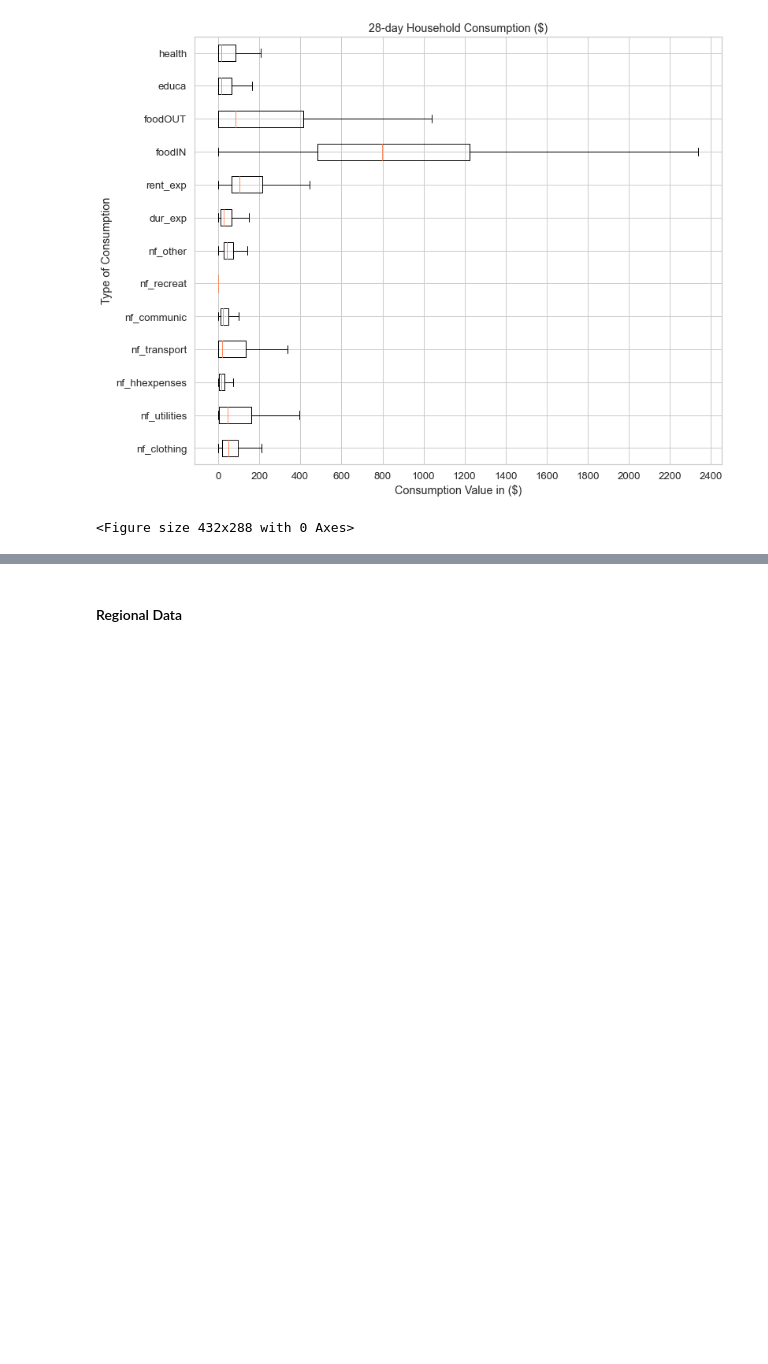
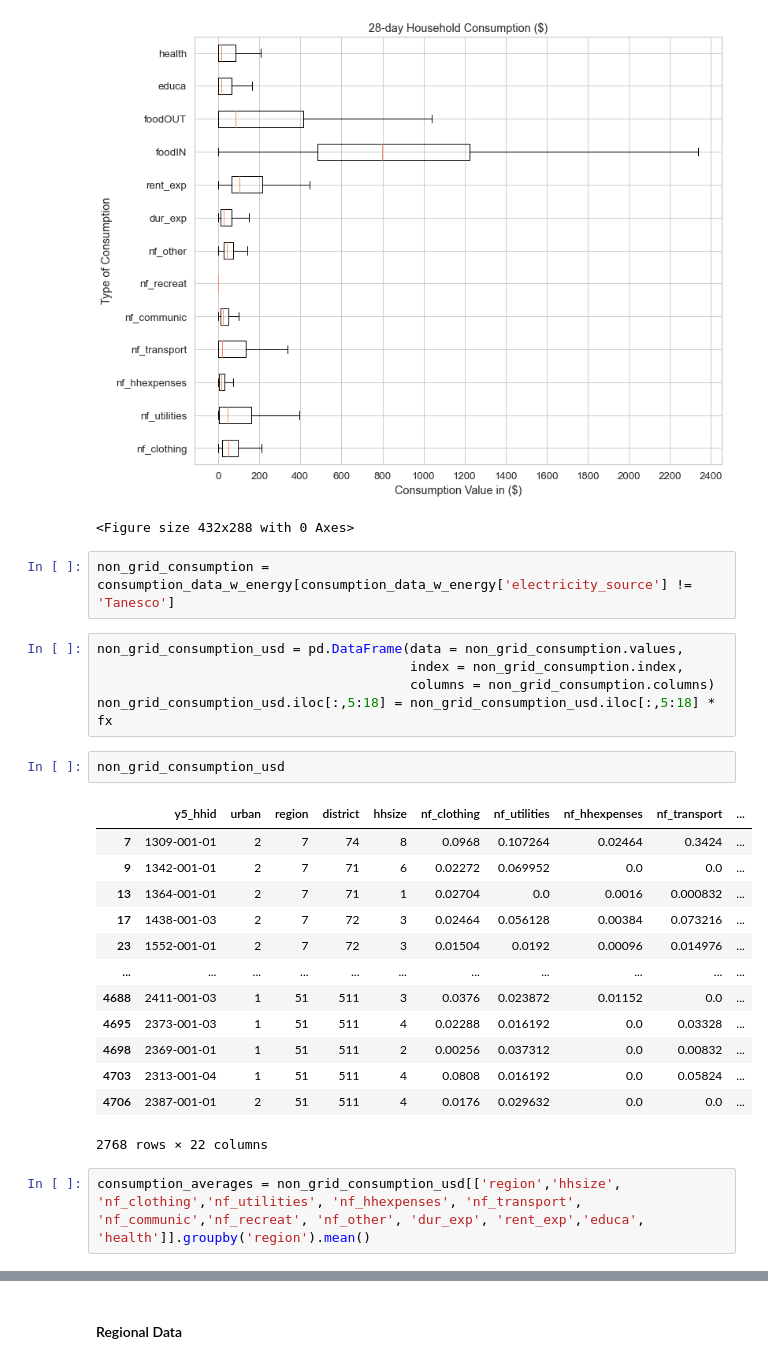
Before and after one commit to whitehackr/solar_tz, a Jupyter notebook: data_and_analysis/survey_review_.ipynb, the cells around one changed output, grey strips where cells are left out. Drawn from its saved outputs; the diff is of its cells as text; blank space fills up the shorter version.

```diff
--- a/data_and_analysis/survey_review_.ipynb
+++ b/data_and_analysis/survey_review_.ipynb
@@ -463,3 +463,28 @@ plt.savefig('hh_consumption.png', dpi = 300, format = 'png')
 # %% [output]
 [figure]
 <Figure size 432x288 with 0 Axes>
+# %%
+non_grid_consumption = consumption_data_w_energy[consumption_data_w_energy['electricity_source'] != 'Tanesco']
+# %%
+non_grid_consumption_usd = pd.DataFrame(data = non_grid_consumption.values,
+                                        index = non_grid_consumption.index,
+                                        columns = non_grid_consumption.columns)
+non_grid_consumption_usd.iloc[:,5:18] = non_grid_consumption_usd.iloc[:,5:18] * fx
+# %%
+non_grid_consumption_usd
+# %% [output]
+|  | y5_hhid | urban | region | district | hhsize | nf_clothing | nf_utilities | nf_hhexpenses | nf_transport | ... |
+| 7 | 1309-001-01 | 2 | 7 | 74 | 8 | 0.0968 | 0.107264 | 0.02464 | 0.3424 | ... |
+| 9 | 1342-001-01 | 2 | 7 | 71 | 6 | 0.02272 | 0.069952 | 0.0 | 0.0 | ... |
+| 13 | 1364-001-01 | 2 | 7 | 71 | 1 | 0.02704 | 0.0 | 0.0016 | 0.000832 | ... |
+| 17 | 1438-001-03 | 2 | 7 | 72 | 3 | 0.02464 | 0.056128 | 0.00384 | 0.073216 | ... |
+| 23 | 1552-001-01 | 2 | 7 | 72 | 3 | 0.01504 | 0.0192 | 0.00096 | 0.014976 | ... |
+| ... | ... | ... | ... | ... | ... | ... | ... | ... | ... | ... |
+| 4688 | 2411-001-03 | 1 | 51 | 511 | 3 | 0.0376 | 0.023872 | 0.01152 | 0.0 | ... |
+| 4695 | 2373-001-03 | 1 | 51 | 511 | 4 | 0.02288 | 0.016192 | 0.0 | 0.03328 | ... |
+| 4698 | 2369-001-01 | 1 | 51 | 511 | 2 | 0.00256 | 0.037312 | 0.0 | 0.00832 | ... |
+| 4703 | 2313-001-04 | 1 | 51 | 511 | 4 | 0.0808 | 0.016192 | 0.0 | 0.05824 | ... |
+| 4706 | 2387-001-01 | 2 | 51 | 511 | 4 | 0.0176 | 0.029632 | 0.0 | 0.0 | ... |
+2768 rows × 22 columns
+# %%
+consumption_averages = non_grid_consumption_usd[['region','hhsize', 'nf_clothing','nf_utilities', 'nf_hhexpenses', 'nf_transport', 'nf_communic','nf_recreat', 'nf_other', 'dur_exp', 'rent_exp','educa', 'health']].groupby('region').mean()
```
Also changed, not shown: parts of 12 cells of this notebook.
